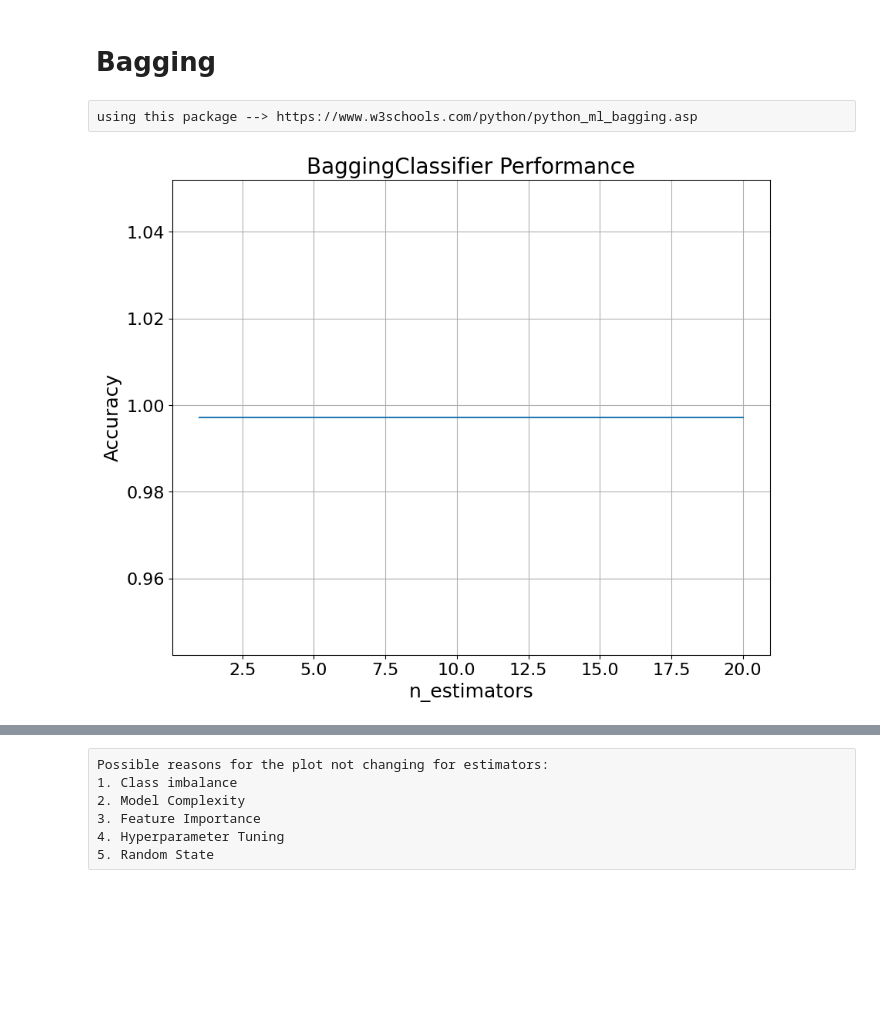
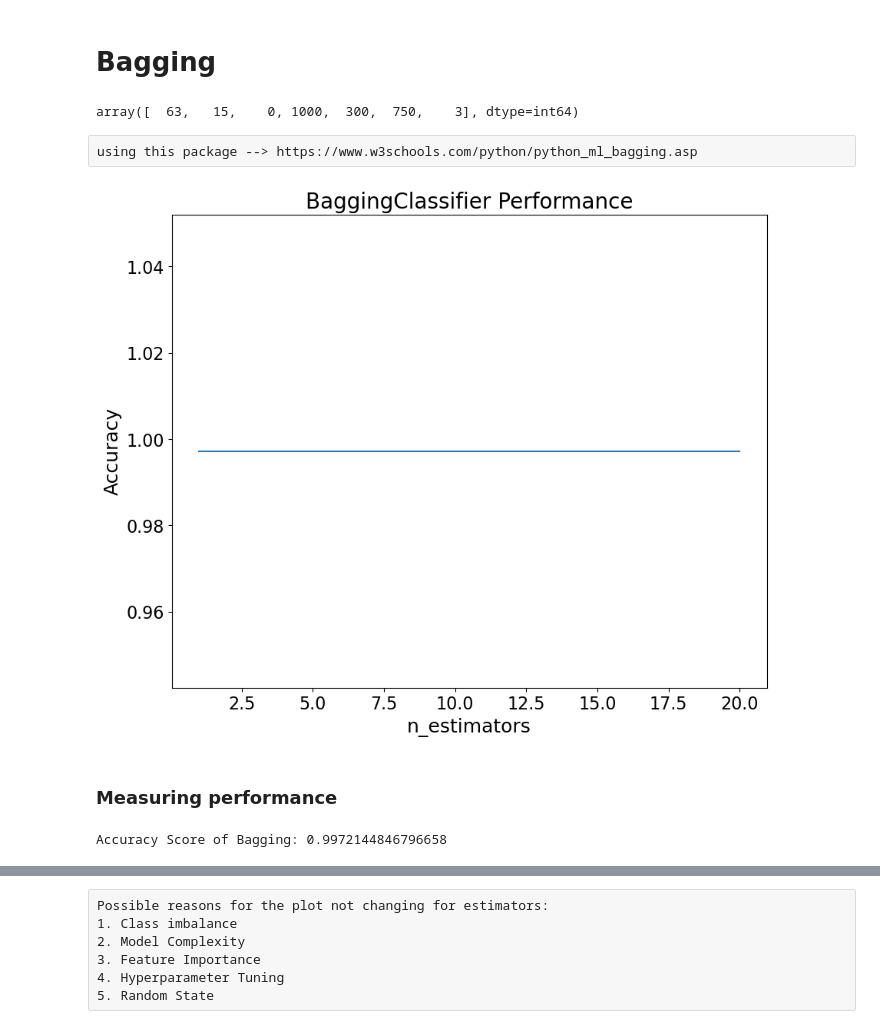
Before and after one commit to ElenSukiasyan/Machine_Learning_project, a Jupyter notebook: coding_parts/algorithms.ipynb, the cells around one changed output, grey strips where cells are left out. Drawn from its saved outputs; the diff is of its cells as text; code cells hidden in the pictures; blank space fills up the shorter version.

```diff
--- a/coding_parts/algorithms.ipynb
+++ b/coding_parts/algorithms.ipynb
@@ -427,5 +471,9 @@ print("Lasso Mean Squared Error:", mse_lasso)
 # %% [markdown]
 # Bagging
+# %%
+X.iloc[:, 1].unique()
+# %% [output]
+array([  63,   15,    0, 1000,  300,  750,    3], dtype=int64)
 # %% [raw]
 using this package --> https://www.w3schools.com/python/python_ml_bagging.asp
 # %%
@@ -439,37 +487,36 @@ X_train, X_test, y_train, y_test = train_test_split(X, y, test_size = 0.25, rand
 estimator_range = [1, 2, 4, 6, 8, 10, 100]
 # %%
 # default classifier for Bagging is Decision Tree Classifier
-from sklearn.ensemble import BaggingClassifier
-from sklearn.model_selection import train_test_split
-from sklearn.metrics import accuracy_score
-import pandas as pd
-import matplotlib.pyplot as plt
-
-data_numeric = pd.read_csv('/content/data_mental_health_labeled.csv')
 
 X_encoded = pd.get_dummies(data_numeric.drop("labels", axis=1))
 X_train, X_test, y_train, y_test = train_test_split(X_encoded, data_numeric['labels'], test_size=0.25, random_state=22)
 
 estimator_range = range(1, 21)
 
 models = []
 scores = []
 
 for n_estimators in estimator_range:
     bagging = BaggingClassifier(n_estimators=n_estimators, random_state=22)
     bagging.fit(X_train, y_train)
     models.append(bagging)
     scores.append(accuracy_score(y_true=y_test, y_pred=bagging.predict(X_test)))
 
 # Plot the performance for different number of estimators
 plt.figure(figsize=(10,8))
 plt.plot(estimator_range, scores)
 
 plt.xlabel("n_estimators", fontsize=18)
 plt.ylabel("Accuracy", fontsize=18)
 plt.title("BaggingClassifier Performance", fontsize=20)
 plt.tick_params(labelsize=16)
-plt.grid(True)
+plt.grid(False)
 plt.show()
 # %% [output]
-[figure, old version]
+[figure, new version]
+# %% [markdown]
+### Measuring performance
+# %%
+print(f"Accuracy Score of Bagging: {accuracy_score(y_test, y_pred)}")
+# %% [output]
+Accuracy Score of Bagging: 0.9972144846796658
```
Also changed, not shown: parts of 33 cells of this notebook.
